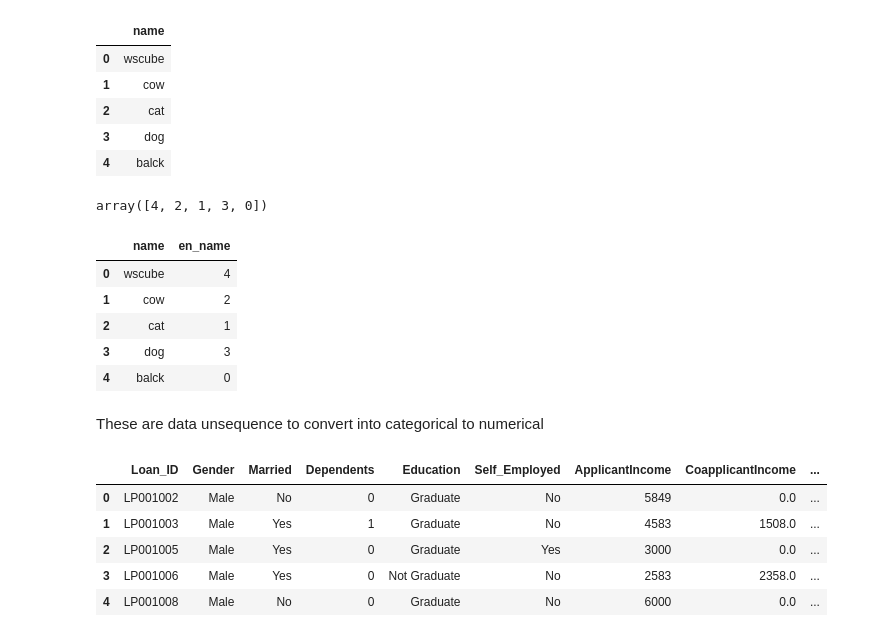
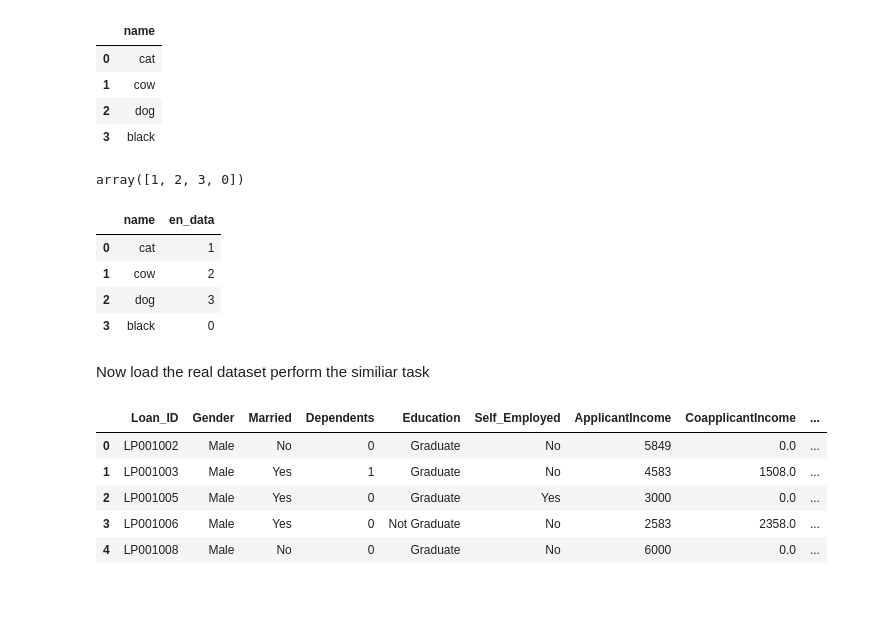
Before and after one commit to ranjansharma-ui/Machine-Learning, a Jupyter notebook: Label_EnCoding/1.ipynb, the cells around one changed output. Saved outputs shown, nothing was run; the diff lists cells and outputs as text; code cells hidden in the pictures; blank space fills up the shorter version.

```diff
--- a/Label_EnCoding/1.ipynb
+++ b/Label_EnCoding/1.ipynb
@@ -1,34 +1,32 @@
 # %%
 import pandas as pd
 # %%
-df = pd.DataFrame({"name":["wscube","cow","cat","dog","balck"]})
+df = pd.DataFrame({"name":["cat","cow","dog","black"]})
 df
 # %% [output]
 |  | name |
-| 0 | wscube |
+| 0 | cat |
 | 1 | cow |
-| 2 | cat |
-| 3 | dog |
-| 4 | balck |
+| 2 | dog |
+| 3 | black |
 # %%
 from sklearn.preprocessing import LabelEncoder
 # %%
 le = LabelEncoder()
 le.fit_transform(df["name"])
 # %% [output]
-array([4, 2, 1, 3, 0])
+array([1, 2, 3, 0])
 # %%
-df["en_name"] = le.fit_transform(df["name"])
+df["en_data"] = le.fit_transform(df["name"])
 df
 # %% [output]
-|  | name | en_name |
-| 0 | wscube | 4 |
+|  | name | en_data |
+| 0 | cat | 1 |
 | 1 | cow | 2 |
-| 2 | cat | 1 |
-| 3 | dog | 3 |
-| 4 | balck | 0 |
+| 2 | dog | 3 |
+| 3 | black | 0 |
-# %% [markdown]
-These are data unsequence to convert into categorical to numerical
+# %% [markdown]
+Now load the real dataset perform the similiar task
 # %%
 dataset = pd.read_csv("loan.csv")
 dataset.head(5)
```
Also changed, not shown: parts of 7 cells of this notebook.
